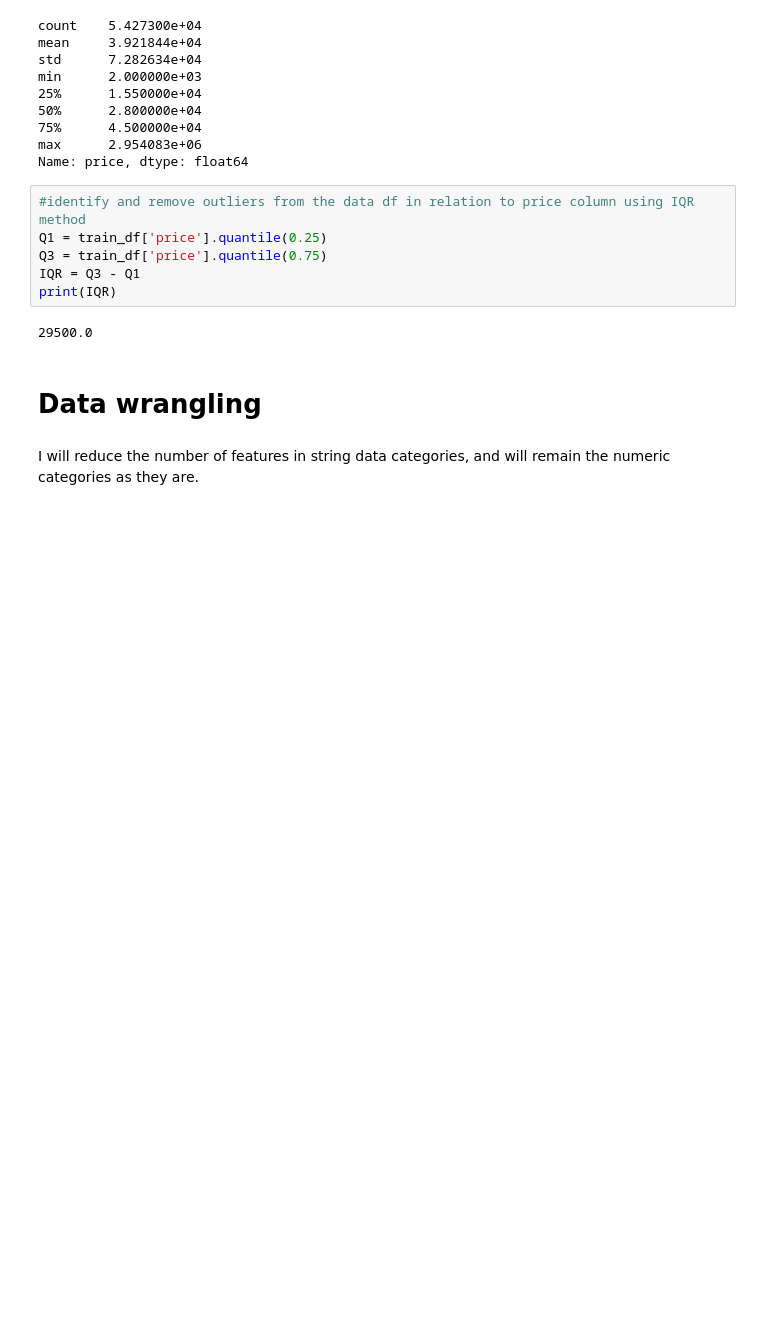
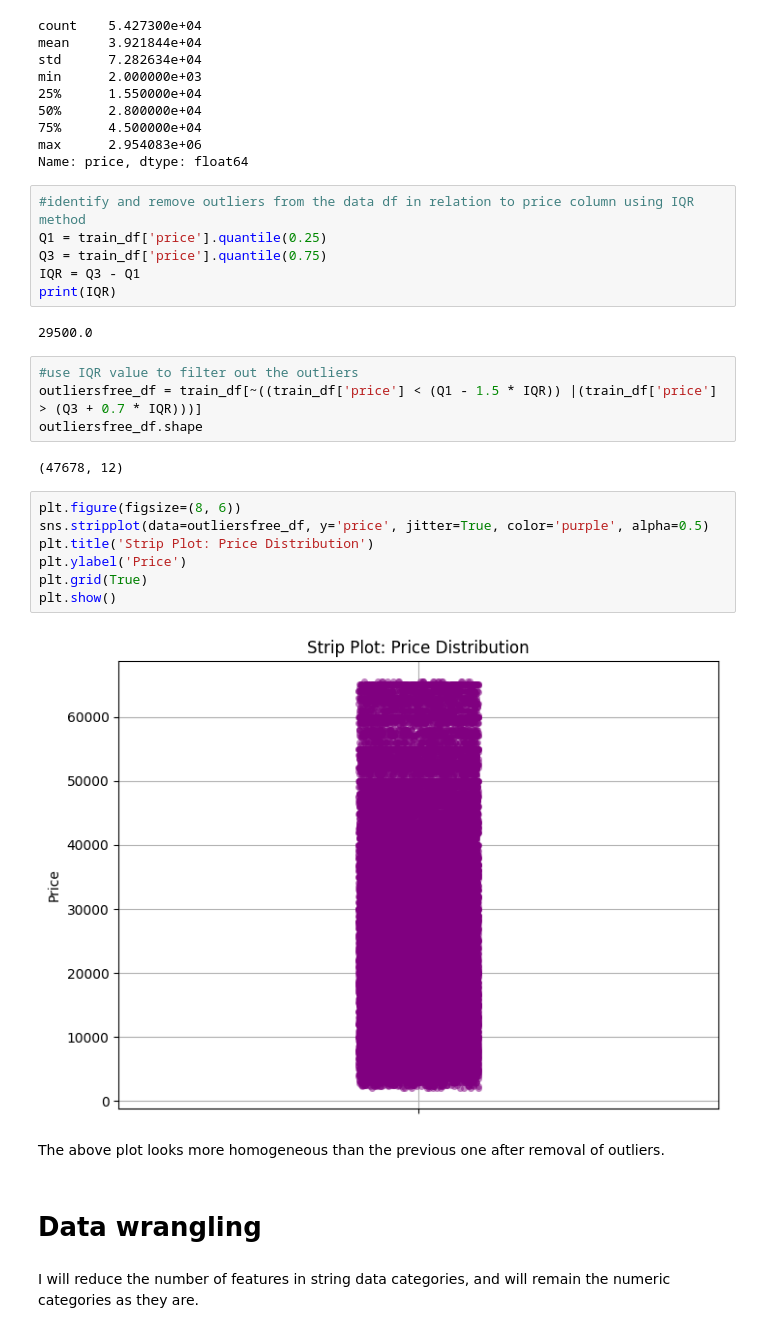
Before and after one commit to abdyraman/car_price_predictions, a Jupyter notebook: abdyramanova-zhibek.ipynb, the cells around one changed output. Saved outputs shown, nothing was run; the diff lists cells and outputs as text; blank space fills up the shorter version.

```diff
--- a/abdyramanova-zhibek.ipynb
+++ b/abdyramanova-zhibek.ipynb
@@ -127,6 +127,23 @@ IQR = Q3 - Q1
 print(IQR)
 # %% [output]
 29500.0
+# %%
+#use IQR value to filter out the outliers
+outliersfree_df = train_df[~((train_df['price'] < (Q1 - 1.5 * IQR)) |(train_df['price'] > (Q3 + 0.7 * IQR)))]
+outliersfree_df.shape
+# %% [output]
+(47678, 12)
+# %%
+plt.figure(figsize=(8, 6))
+sns.stripplot(data=outliersfree_df, y='price', jitter=True, color='purple', alpha=0.5)
+plt.title('Strip Plot: Price Distribution')
+plt.ylabel('Price')
+plt.grid(True)
+plt.show()
+# %% [output]
+[figure, added]
+# %% [markdown]
+The above plot looks more homogeneous than the previous one after removal of outliers.
 # %% [markdown]
 # **Data wrangling**
 # %% [markdown]
```
Also changed, not shown: parts of 23 cells of this notebook.
